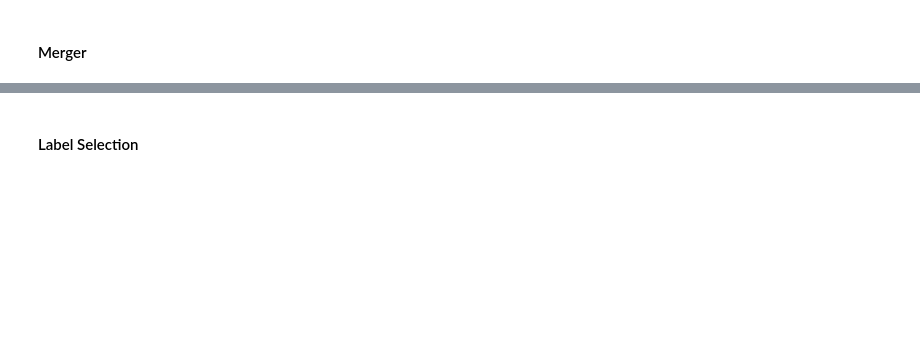
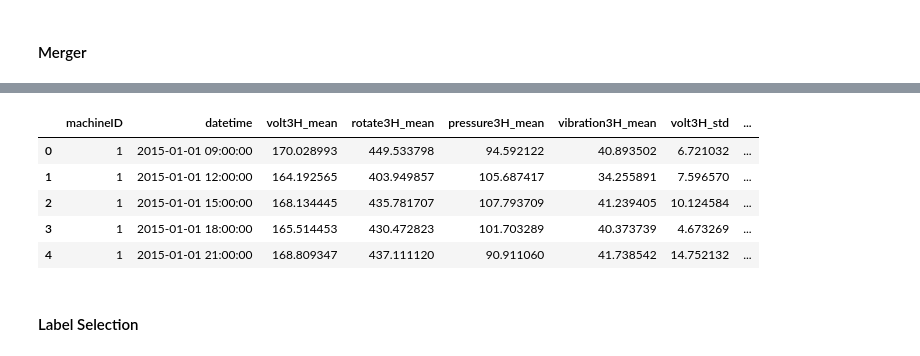
Before and after one commit to 55thSwiss/Kaggle, a Jupyter notebook: MPred/MPred_v3.ipynb, the cells around one changed output, grey strips where cells are left out. Cells and saved outputs as stored; diff of their text form; code cells hidden in the pictures; blank space fills up the shorter version.

```diff
--- a/MPred/MPred_v3.ipynb
+++ b/MPred/MPred_v3.ipynb
@@ -747,2 +733,12 @@ singleDF.head()
+# %%
+# take a look
+final_features.head()
+# %% [output]
+|  | machineID | datetime | volt3H_mean | rotate3H_mean | pressure3H_mean | vibration3H_mean | volt3H_std | ... |
+| 0 | 1 | 2015-01-01 09:00:00 | 170.028993 | 449.533798 | 94.592122 | 40.893502 | 6.721032 | ... |
+| 1 | 1 | 2015-01-01 12:00:00 | 164.192565 | 403.949857 | 105.687417 | 34.255891 | 7.596570 | ... |
+| 2 | 1 | 2015-01-01 15:00:00 | 168.134445 | 435.781707 | 107.793709 | 41.239405 | 10.124584 | ... |
+| 3 | 1 | 2015-01-01 18:00:00 | 165.514453 | 430.472823 | 101.703289 | 40.373739 | 4.673269 | ... |
+| 4 | 1 | 2015-01-01 21:00:00 | 168.809347 | 437.111120 | 90.911060 | 41.738542 | 14.752132 | ... |
 # %% [markdown]
 #### Label Selection
```
Also changed, not shown: parts of 18 cells of this notebook.
